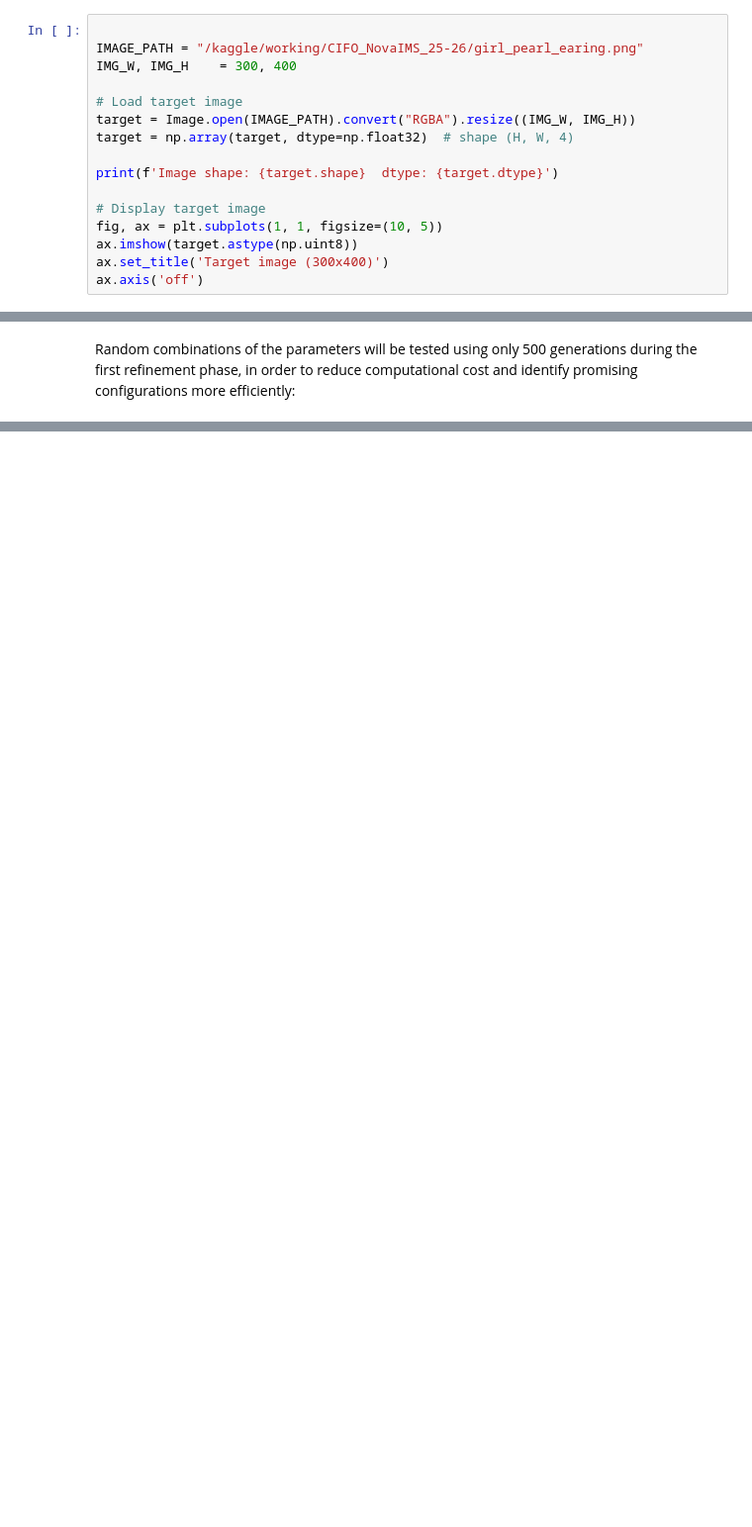
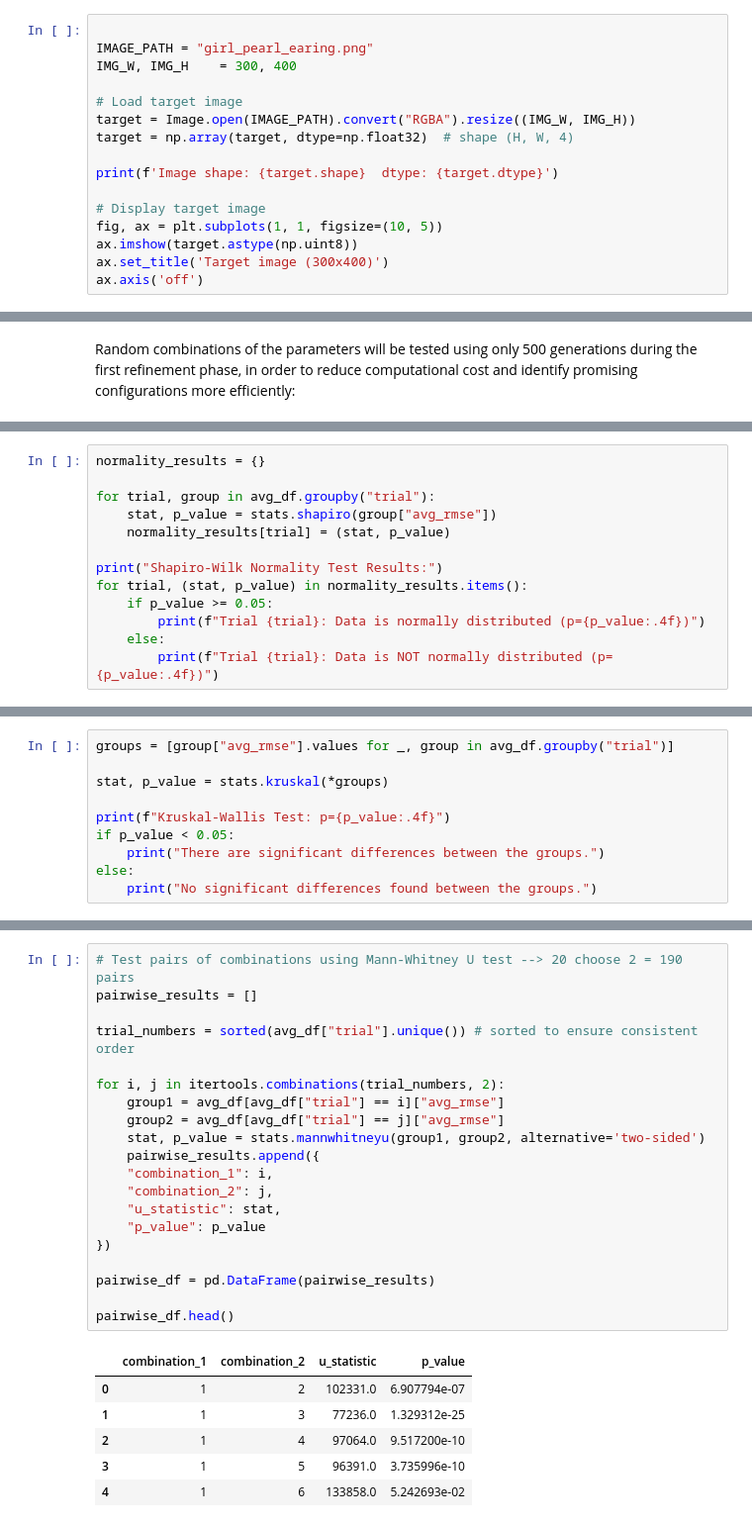
Before and after one commit to isasofesteves/CIFO_NovaIMS_25-26, a Jupyter notebook: optimized.ipynb, the cells around one changed output, grey strips where cells are left out. Shown at 99% size. Saved outputs shown, nothing was run; the diff lists cells and outputs as text; blank space fills up the shorter version.

```diff
--- a/optimized.ipynb
+++ b/optimized.ipynb
@@ -105,7 +102,7 @@ Random seed set
 First, we will load the target image and display it to understand what is our target:
 # %%
 
-IMAGE_PATH = "/kaggle/working/CIFO_NovaIMS_25-26/girl_pearl_earing.png"
+IMAGE_PATH = "girl_pearl_earing.png"
 IMG_W, IMG_H    = 300, 400
 
 # Load target image
@@ -543,0 +570,13 @@ Best combination (trial 3):
+# %%
+normality_results = {}
+
+for trial, group in avg_df.groupby("trial"):
+    stat, p_value = stats.shapiro(group["avg_rmse"])
+    normality_results[trial] = (stat, p_value)
+
+print("Shapiro-Wilk Normality Test Results:")
+for trial, (stat, p_value) in normality_results.items():
+    if p_value >= 0.05:
+        print(f"Trial {trial}: Data is normally distributed (p={p_value:.4f})")
+    else:
+        print(f"Trial {trial}: Data is NOT normally distributed (p={p_value:.4f})")
@@ -543,0 +603,10 @@ Best combination (trial 3):
+# %%
+groups = [group["avg_rmse"].values for _, group in avg_df.groupby("trial")]
+
+stat, p_value = stats.kruskal(*groups)
+
+print(f"Kruskal-Wallis Test: p={p_value:.4f}")
+if p_value < 0.05:
+    print("There are significant differences between the groups.")
+else:
+    print("No significant differences found between the groups.")
@@ -543,0 +620,27 @@ Best combination (trial 3):
+# %%
+# Test pairs of combinations using Mann-Whitney U test --> 20 choose 2 = 190 pairs
+pairwise_results = []
+
+trial_numbers = sorted(avg_df["trial"].unique()) # sorted to ensure consistent order
+
+for i, j in itertools.combinations(trial_numbers, 2):
+    group1 = avg_df[avg_df["trial"] == i]["avg_rmse"]
+    group2 = avg_df[avg_df["trial"] == j]["avg_rmse"]
+    stat, p_value = stats.mannwhitneyu(group1, group2, alternative='two-sided')
+    pairwise_results.append({
+    "combination_1": i,
+    "combination_2": j,
+    "u_statistic": stat,
+    "p_value": p_value
+})
+
+pairwise_df = pd.DataFrame(pairwise_results)
+
+pairwise_df.head()
+# %% [output]
+|  | combination_1 | combination_2 | u_statistic | p_value |
+| 0 | 1 | 2 | 102331.0 | 6.907794e-07 |
+| 1 | 1 | 3 | 77236.0 | 1.329312e-25 |
+| 2 | 1 | 4 | 97064.0 | 9.517200e-10 |
+| 3 | 1 | 5 | 96391.0 | 3.735996e-10 |
+| 4 | 1 | 6 | 133858.0 | 5.242693e-02 |
```
Also changed, not shown: parts of 32 cells of this notebook.
